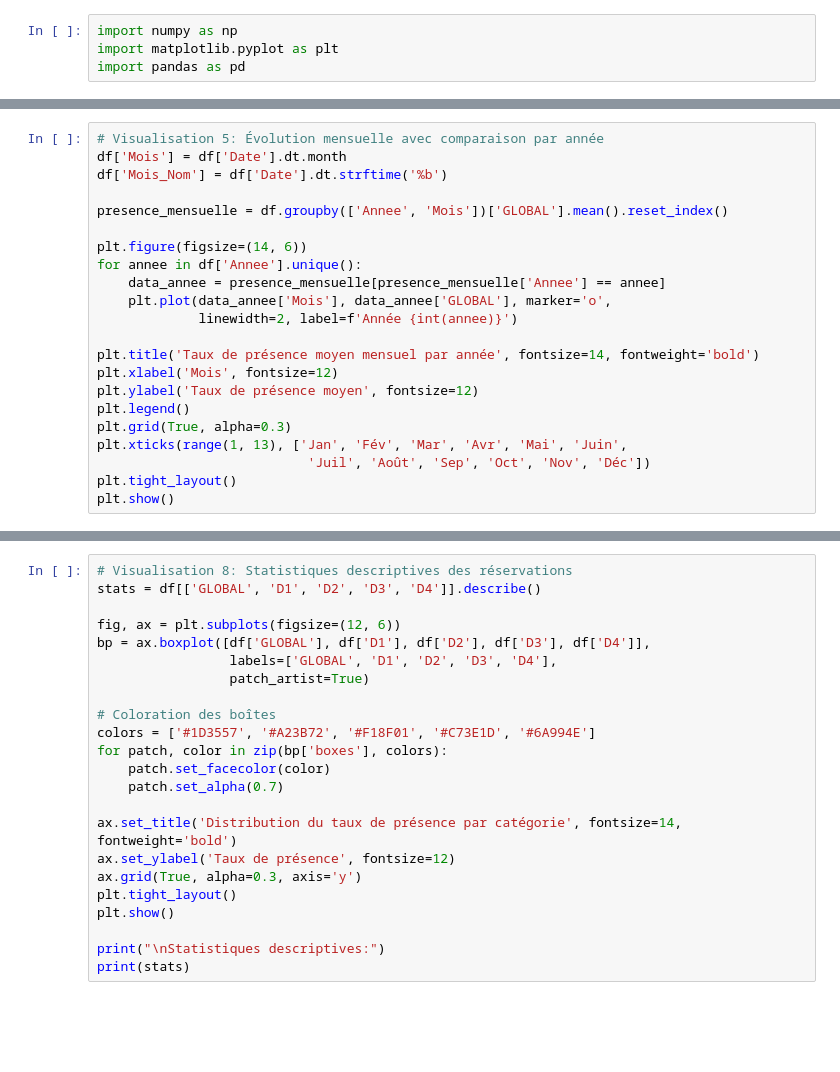
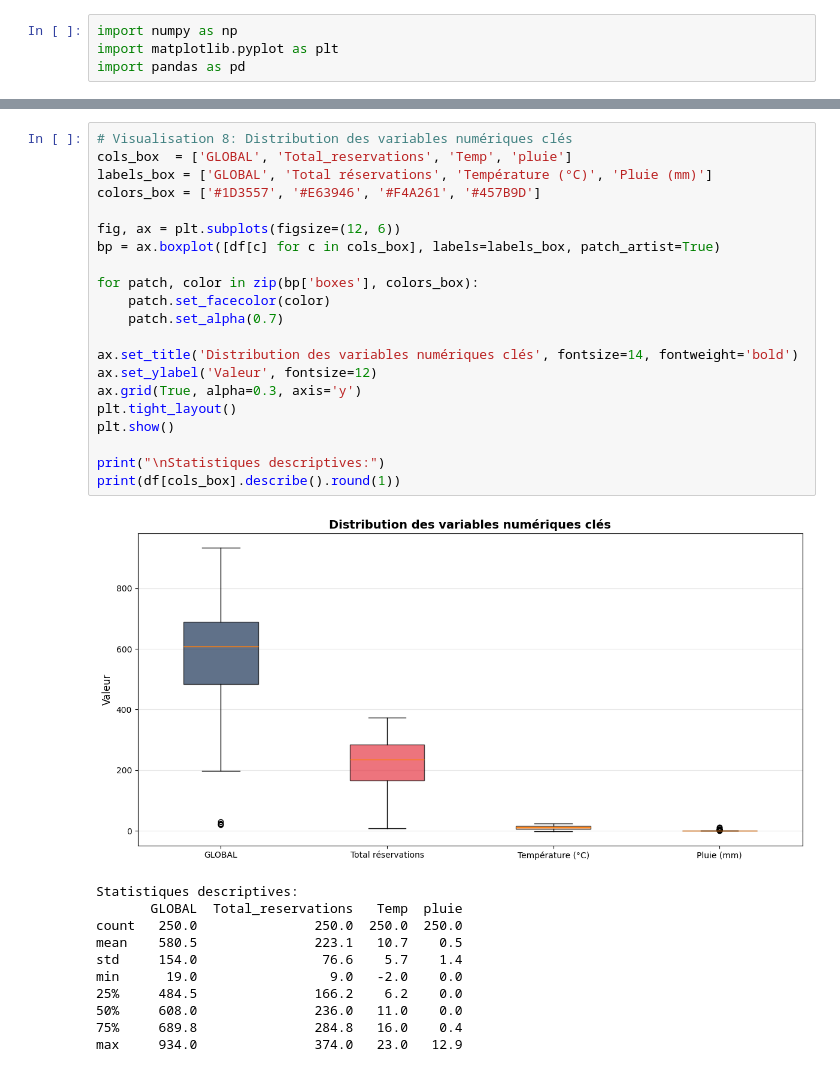
Before and after one commit to dolipran3/ProjetFISA, a Jupyter notebook: src/visualisation.ipynb, the cells around one changed output, grey strips where cells are left out. Drawn from its saved outputs; the diff is of its cells as text; blank space fills up the shorter version.

```diff
--- a/src/visualisation.ipynb
+++ b/src/visualisation.ipynb
@@ -86,22 +75,0 @@ plt.show()
-# %%
-# Visualisation 5: Évolution mensuelle avec comparaison par année
-df['Mois'] = df['Date'].dt.month
-df['Mois_Nom'] = df['Date'].dt.strftime('%b')
-
-presence_mensuelle = df.groupby(['Annee', 'Mois'])['GLOBAL'].mean().reset_index()
-
-plt.figure(figsize=(14, 6))
-for annee in df['Annee'].unique():
-    data_annee = presence_mensuelle[presence_mensuelle['Annee'] == annee]
-    plt.plot(data_annee['Mois'], data_annee['GLOBAL'], marker='o',
-             linewidth=2, label=f'Année {int(annee)}')
-
-plt.title('Taux de présence moyen mensuel par année', fontsize=14, fontweight='bold')
-plt.xlabel('Mois', fontsize=12)
-plt.ylabel('Taux de présence moyen', fontsize=12)
-plt.legend()
-plt.grid(True, alpha=0.3)
-plt.xticks(range(1, 13), ['Jan', 'Fév', 'Mar', 'Avr', 'Mai', 'Juin',
-                           'Juil', 'Août', 'Sep', 'Oct', 'Nov', 'Déc'])
-plt.tight_layout()
-plt.show()
@@ -185,23 +132,33 @@ plt.show()
 # %%
-# Visualisation 8: Statistiques descriptives des réservations
-stats = df[['GLOBAL', 'D1', 'D2', 'D3', 'D4']].describe()
+# Visualisation 8: Distribution des variables numériques clés
+cols_box  = ['GLOBAL', 'Total_reservations', 'Temp', 'pluie']
+labels_box = ['GLOBAL', 'Total réservations', 'Température (°C)', 'Pluie (mm)']
+colors_box = ['#1D3557', '#E63946', '#F4A261', '#457B9D']
 
 fig, ax = plt.subplots(figsize=(12, 6))
-bp = ax.boxplot([df['GLOBAL'], df['D1'], df['D2'], df['D3'], df['D4']],
-                 labels=['GLOBAL', 'D1', 'D2', 'D3', 'D4'],
-                 patch_artist=True)
+bp = ax.boxplot([df[c] for c in cols_box], labels=labels_box, patch_artist=True)
 
-# Coloration des boîtes
-colors = ['#1D3557', '#A23B72', '#F18F01', '#C73E1D', '#6A994E']
-for patch, color in zip(bp['boxes'], colors):
+for patch, color in zip(bp['boxes'], colors_box):
     patch.set_facecolor(color)
     patch.set_alpha(0.7)
 
-ax.set_title('Distribution du taux de présence par catégorie', fontsize=14, fontweight='bold')
-ax.set_ylabel('Taux de présence', fontsize=12)
+ax.set_title('Distribution des variables numériques clés', fontsize=14, fontweight='bold')
+ax.set_ylabel('Valeur', fontsize=12)
 ax.grid(True, alpha=0.3, axis='y')
 plt.tight_layout()
 plt.show()
 
 print("\nStatistiques descriptives:")
-print(stats)
+print(df[cols_box].describe().round(1))
+# %% [output]
+[figure, added]
+Statistiques descriptives:
+       GLOBAL  Total_reservations   Temp  pluie
+count   250.0               250.0  250.0  250.0
+mean    580.5               223.1   10.7    0.5
+std     154.0                76.6    5.7    1.4
+min      19.0                 9.0   -2.0    0.0
+25%     484.5               166.2    6.2    0.0
+50%     608.0               236.0   11.0    0.0
+75%     689.8               284.8   16.0    0.4
+max     934.0               374.0   23.0   12.9
```
Also changed, not shown: parts of 17 cells of this notebook, 12 other files.
